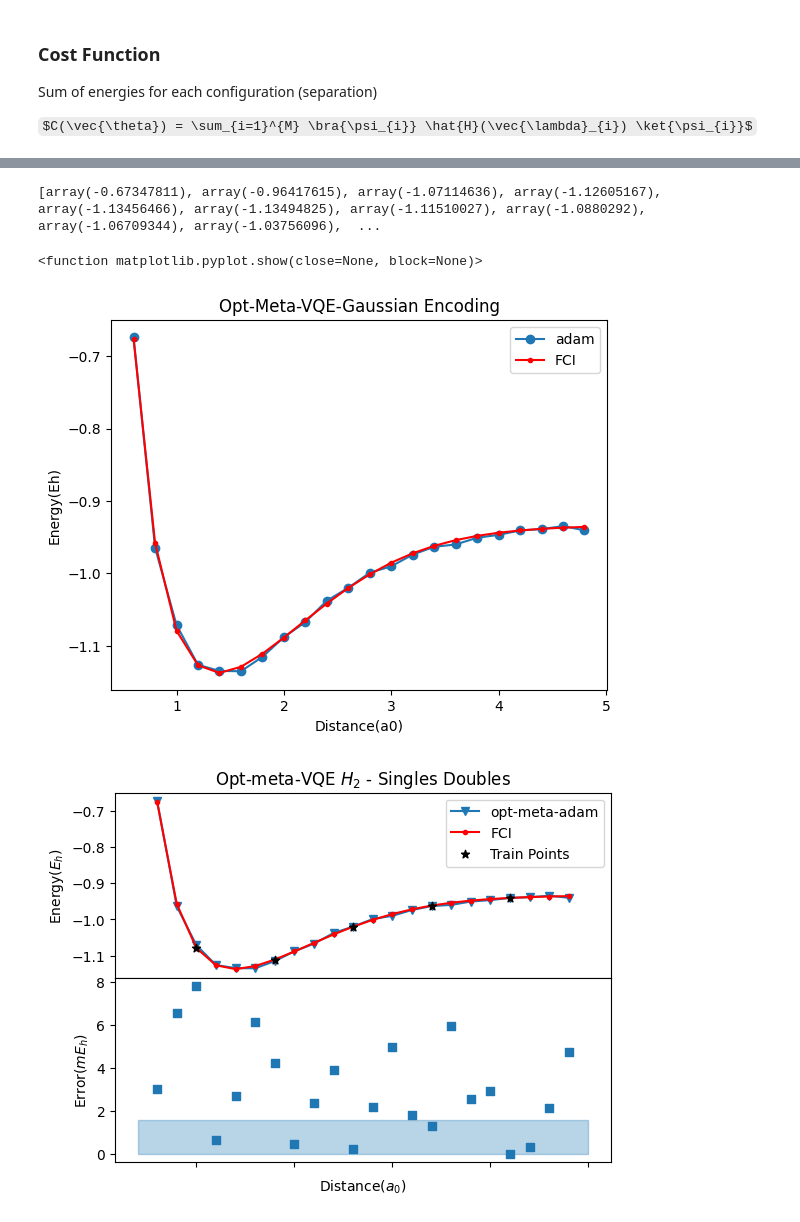
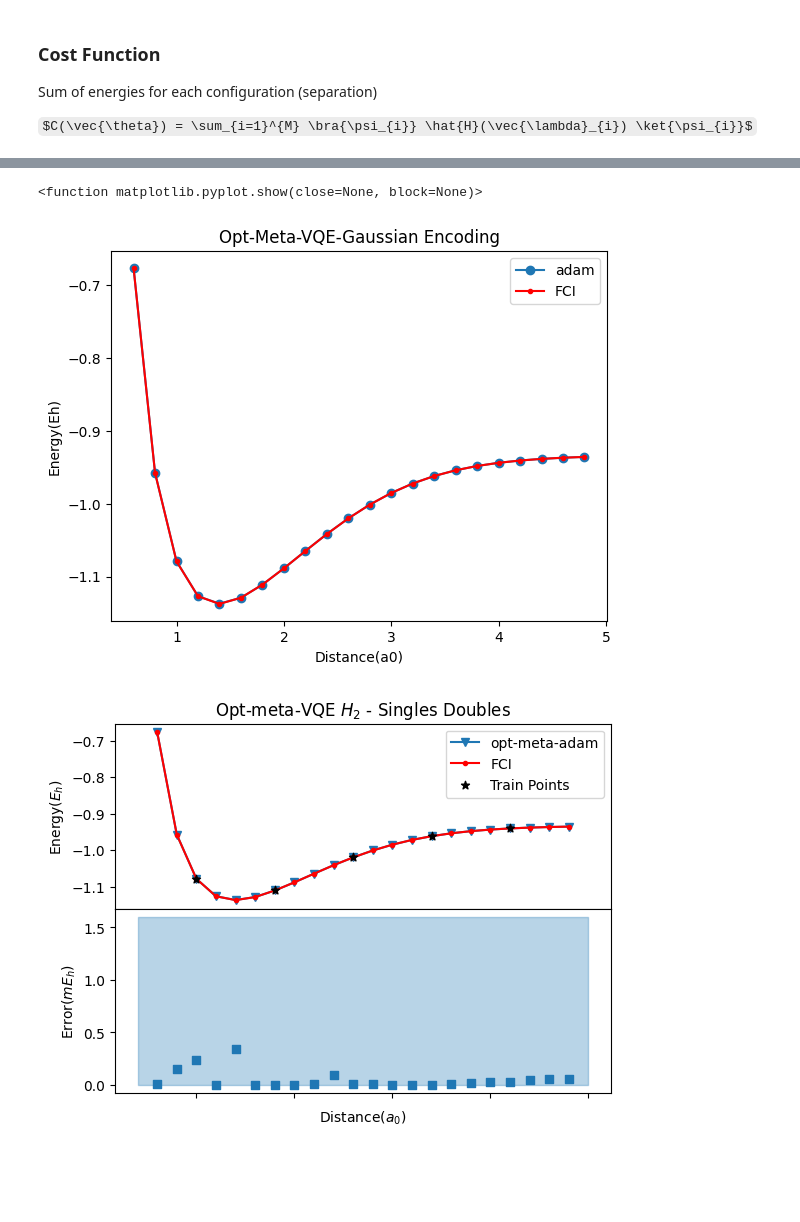
Before and after one commit to sergioandrescs/meta-VQE-pennylane, a Jupyter notebook: meta_VQE_pennylane_catalyst_singles_doubles.ipynb, the cells around one changed output, grey strips where cells are left out. Cells and saved outputs as stored; diff of their text form; code cells hidden in the pictures; some formulas as TeX source; blank space fills up the shorter version.

Commit message:
opt-meta-VQE using Catalyst

```diff
--- a/meta_VQE_pennylane_catalyst_singles_doubles.ipynb
+++ b/meta_VQE_pennylane_catalyst_singles_doubles.ipynb
@@ -171,11 +195,11 @@ if(USE_DOUBLES):
         num_params+=1
 
 
-num_params = num_params*ENCODING_MULTIPLIER
+num_params_encoding = num_params*ENCODING_MULTIPLIER
 
-weights = np.random.random(num_params)
+weights = np.random.random(num_params_encoding)
 
 print("===== NUM OF PARAMETERS =====")
-print(num_params)
+print(num_params_encoding)
 # %% [output]
 ===== NUM OF PARAMETERS =====
@@ -233,12 +256,11 @@ Sum of energies for each configuration (separation)
 
 $C(\vec{\theta}) = \sum_{i=1}^{M} \bra{\psi_{i}} \hat{H}(\vec{\lambda}_{i}) \ket{\psi_{i}}$
 # %%
-from jax.core import ShapedArray
-
 @qjit
-def energy_singles_doubles(params: ShapedArray(shape=(num_params,), dtype=jnp.float64)):
+def energy_singles_doubles(params: ShapedArray(shape=(num_params_encoding,), dtype=jnp.float64)):
 
     energies = []
+    gradients = []
 
     for r in train_points:
 
@@ -252,8 +274,6 @@ def energy_singles_doubles(params: ShapedArray(shape=(num_params,), dtype=jnp.fl
                 coordinates,
                 method="pyscf",
             )
-
-            print(coordinates)
 
             qml.BasisState(init_state, wires=range(WIRES))
 
@@ -278,9 +298,14 @@ def energy_singles_doubles(params: ShapedArray(shape=(num_params,), dtype=jnp.fl
         circuit = qml.QNode(singles_doubles_pennylane, shared_dev,diff_method= gradient_methods[GRADIENT_METHOD])
 
         energies.append(circuit(params))
+        gradients.append(catalyst.grad(circuit, method = "defer" )(params))
 
     join_energy = jnp.sum(jnp.array(energies))
 
 
+    all_gradients = jnp.array(gradients)
+    joined_gradients = jnp.sum(jnp.array([all_gradients[i][0] for i in range(len(all_gradients))]), axis=0)
 
-    return join_energy/len(train_points)
+
+
+    return join_energy/len(train_points) , joined_gradients/len(train_points)
@@ -525,0 +312,10 @@ Finished ADAM training
+# %%
+for train_method in TRAINERS:
+
+    params_run = np.random.random(num_params_encoding)
+
+    res_train = minimize(energy_singles_doubles, params_run, method = TRAINERS[train_method]["fun"], options = TRAINERS[train_method]["options"])
+
+    TRAINING_ENERGIES[train_method]["trained_meta_vars"] = res_train.x
+    TRAINING_ENERGIES[train_method]["energies"].append(res_train.fun)
+    TRAINING_ENERGIES[train_method]["runs_per_step"].append(res_train.nit)
@@ -539,11 +341,8 @@ plt.show
 # %%
-trained_energies = {"gradient_descent":{"energies":[], "opt_meta_runs_per_step":[]}, "spsa":{"energies":[], "opt_meta_runs_per_step":[]}, "adam":{"energies":[], "opt_meta_runs_per_step":[]}}
-
 for count, d in enumerate(test_points):
-    for k in trained_energies:
+    for train_method in TRAINERS:
         if ENCODER == 1:
-            encoded_params = linear_encoding(TRAINING_ENERGIES[k]["trained_meta_vars"][-1], d)
+            encoded_params = linear_encoding(TRAINING_ENERGIES[train_method]["trained_meta_vars"], d)
         else:
-            encoded_params = gaussian_encoding(TRAINING_ENERGIES[k]["trained_meta_vars"][-1], d)
-        energy= singles_doubles(encoded_params,test_hamiltonians[count])
-        trained_energies[k]["energies"].append(energy)
+            encoded_params = gaussian_encoding(TRAINING_ENERGIES[train_method]["trained_meta_vars"], d)
+        TRAINING_ENERGIES[train_method]["energies_after_meta"].append(singles_doubles(encoded_params,test_hamiltonians[count]))
@@ -633,10 +446,5 @@ Finished ADAM training
-# %%
-opt_adam_energies = [energy[-1] for energy in opt_energies]
-print(opt_adam_energies)
-# %% [output]
-[array(-0.67347811), array(-0.96417615), array(-1.07114636), array(-1.12605167), array(-1.13456466), array(-1.13494825), array(-1.11510027), array(-1.0880292), array(-1.06709344), array(-1.03756096),  ...
 # %%
-plt.plot(test_points, opt_adam_energies, label="adam", marker='o')
+plt.plot(test_points, [energy[-1] for energy in TRAINING_ENERGIES["adam"]["opt_meta_energies"]], label="adam", marker='o')
 plt.plot(test_points, fci_energies, label="FCI", marker='.', color="r")
 
 
@@ -647,42 +455,42 @@ plt.ylabel('Energy(Eh)')
 plt.show
 # %% [output]
 <function matplotlib.pyplot.show(close=None, block=None)>
-[figure, old version]
+[figure, new version]
 # %%
 fig, (ax1, ax2) = plt.subplots(2, 1, sharex=True)
 
 plt.subplots_adjust(hspace=0)
 
 # ax1.plot(test_points, grad_descent_energies, label="gradient_descent", marker='s' , color=colors[0])
 # ax1.plot(test_points, spsa_energies, label="spsa", marker='o', color=colors[1])
-ax1.plot(test_points, opt_adam_energies, label="opt-meta-adam", marker='v',)
+ax1.plot(test_points, [energy[-1] for energy in TRAINING_ENERGIES["adam"]["opt_meta_energies"]], label="opt-meta-adam", marker='v',)
 ax1.plot(test_points, fci_energies, label="FCI", marker='.', color="r")
 ax1.scatter(train_points, [fci_energies[i] for i in train_points_indexes], zorder=99, label="Train Points", marker='*', color="black")
 
 
 ax1.legend()
 ax1.set_title('Opt-meta-VQE $H_{2}$ - Singles Doubles')
 ax1.set_ylabel('Energy($E_{h}$)')
 
 # ax2.scatter(test_points, [np.abs(i-j) for i,j in zip(grad_descent_energies ,fci_energies)], label="gradient_descent", marker='s', color=colors[0])
 # ax2.scatter(test_points, [np.abs(i-j) for i,j in zip(adam_energies ,fci_energies)], label="adam", marker='v', color=colors[2])
 # ax2.scatter(test_points, [np.abs(i-j) for i,j in zip(trained_energies["gradient_descent"] ,fci_energies)], label="adam", marker='v')
-ax2.scatter(test_points, [np.abs(i-j)*1000 for i,j in zip(opt_adam_energies ,fci_energies)], label="adam", marker='s')
+ax2.scatter(test_points, [np.abs(i-j)*1000 for i,j in zip([energy[-1] for energy in TRAINING_ENERGIES["adam"]["opt_meta_energies"]] ,fci_energies)], label="adam", marker='s')
 
 
 ax1.sharex(ax2)
 ax1.set_xticklabels([])
 ax2.autoscale() ## call autoscale if needed
 ax2.fill_between([test_points[0]-0.2,test_points[-1]+0.2],1.6, color="#1f77b450")
 
 # ax2.set_title('Error for each point')
 ax2.set_xlabel('Distance($a_{0}$)')
 ax2.set_ylabel('Error($mE_{h}$)')
 
 
 plt.show()
 # %% [output]
-[figure, old version]
+[figure, new version]
 # %%
 import json
 import numpy as np
```
Also changed, not shown: parts of 17 cells of this notebook, 27 other files.
